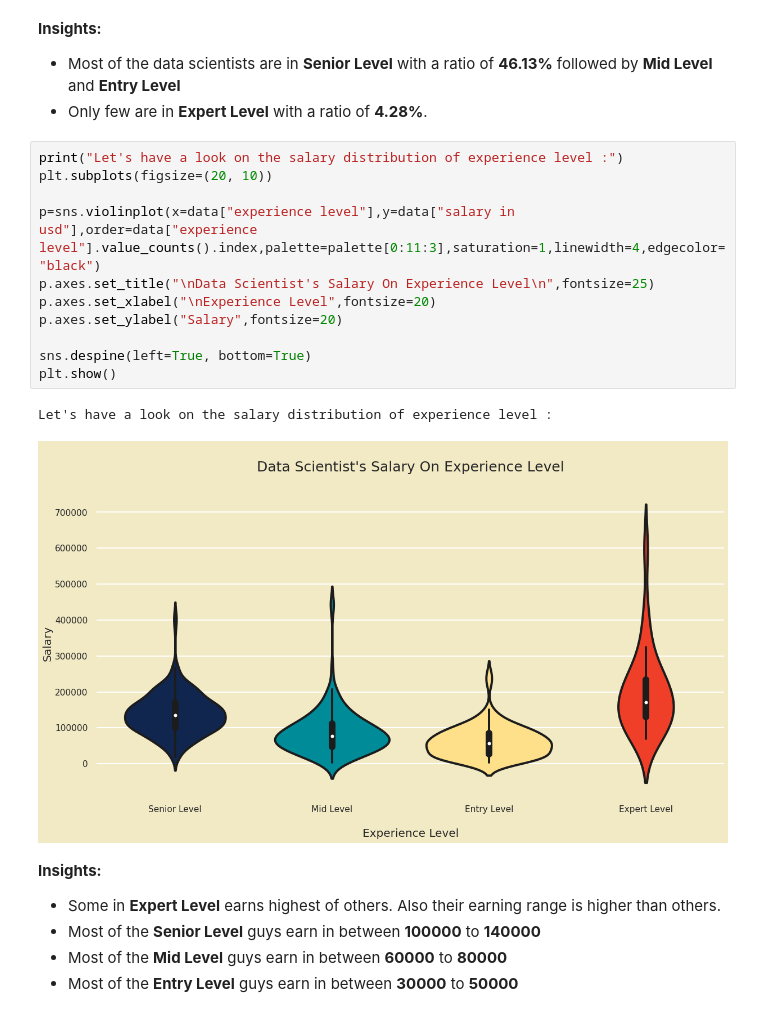
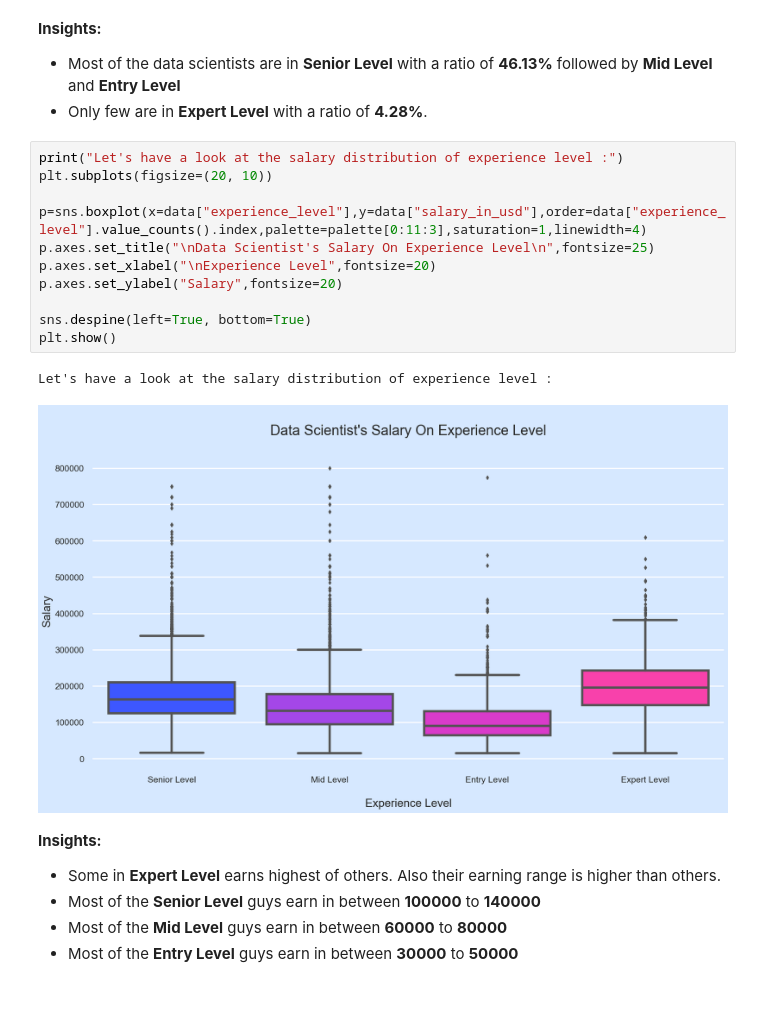
Before and after one commit to MatiasBorrellH/DS_Salary_Prediction, a Jupyter notebook: ds_salary_eda.ipynb, the cells around one changed output. Saved outputs shown, nothing was run; the diff lists cells and outputs as text.

```diff
--- a/ds_salary_eda.ipynb
+++ b/ds_salary_eda.ipynb
@@ -481,19 +482,19 @@ Let's have a look on the experience level :
 * Most of the data scientists are in **Senior Level** with a ratio of **46.13%** followed by **Mid Level** and **Entry Level**
 * Only few are in **Expert Level** with a ratio of **4.28%**.
 # %%
-print("Let's have a look on the salary distribution of experience level :")
+print("Let's have a look at the salary distribution of experience level :")
 plt.subplots(figsize=(20, 10))
 
-p=sns.violinplot(x=data["experience level"],y=data["salary in usd"],order=data["experience level"].value_counts().index,palette=palette[0:11:3],saturation=1,linewidth=4,edgecolor="black")
+p=sns.boxplot(x=data["experience_level"],y=data["salary_in_usd"],order=data["experience_level"].value_counts().index,palette=palette[0:11:3],saturation=1,linewidth=4)
 p.axes.set_title("\nData Scientist's Salary On Experience Level\n",fontsize=25)
 p.axes.set_xlabel("\nExperience Level",fontsize=20)
 p.axes.set_ylabel("Salary",fontsize=20)
 
 sns.despine(left=True, bottom=True)
 plt.show()
 # %% [output]
-Let's have a look on the salary distribution of experience level :
+Let's have a look at the salary distribution of experience level :
-[figure, old version]
+[figure, new version]
 # %% [markdown]
 **Insights:**
 
```
Also changed, not shown: parts of 17 cells of this notebook.
